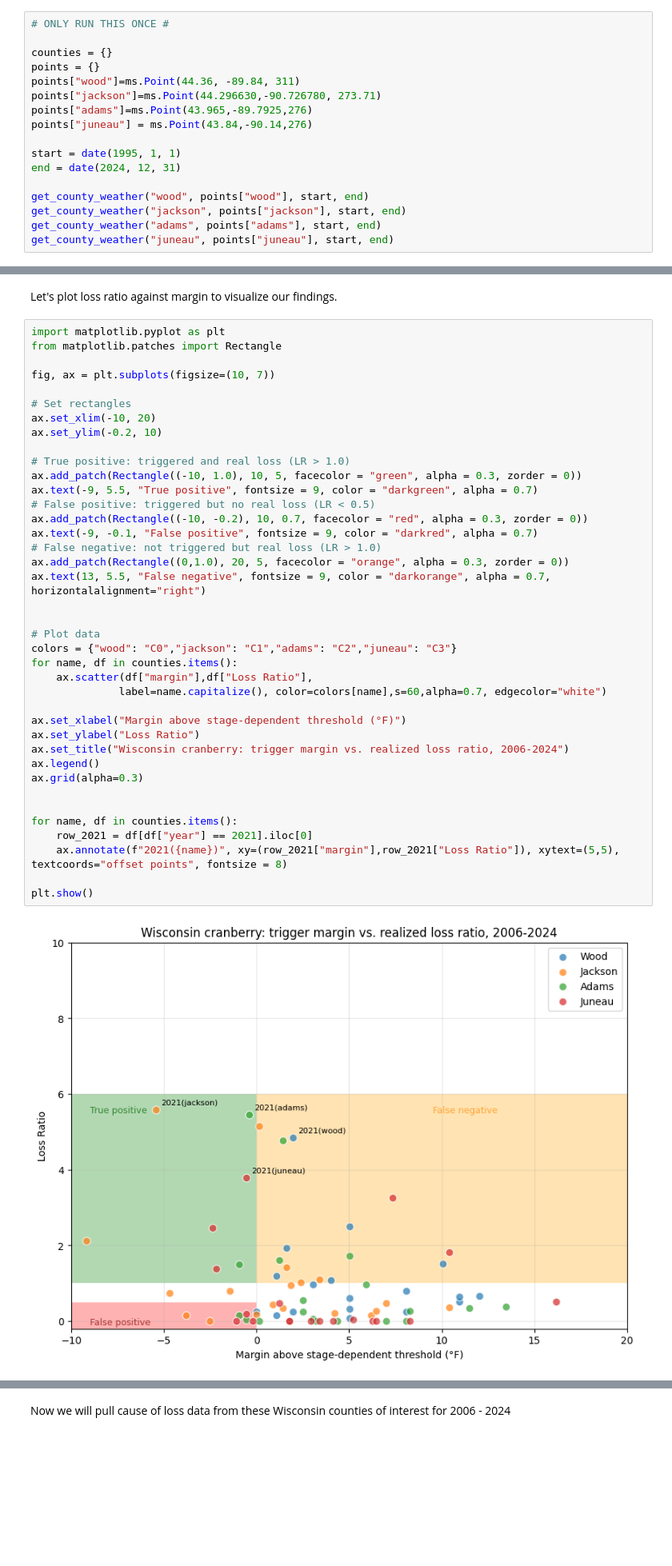
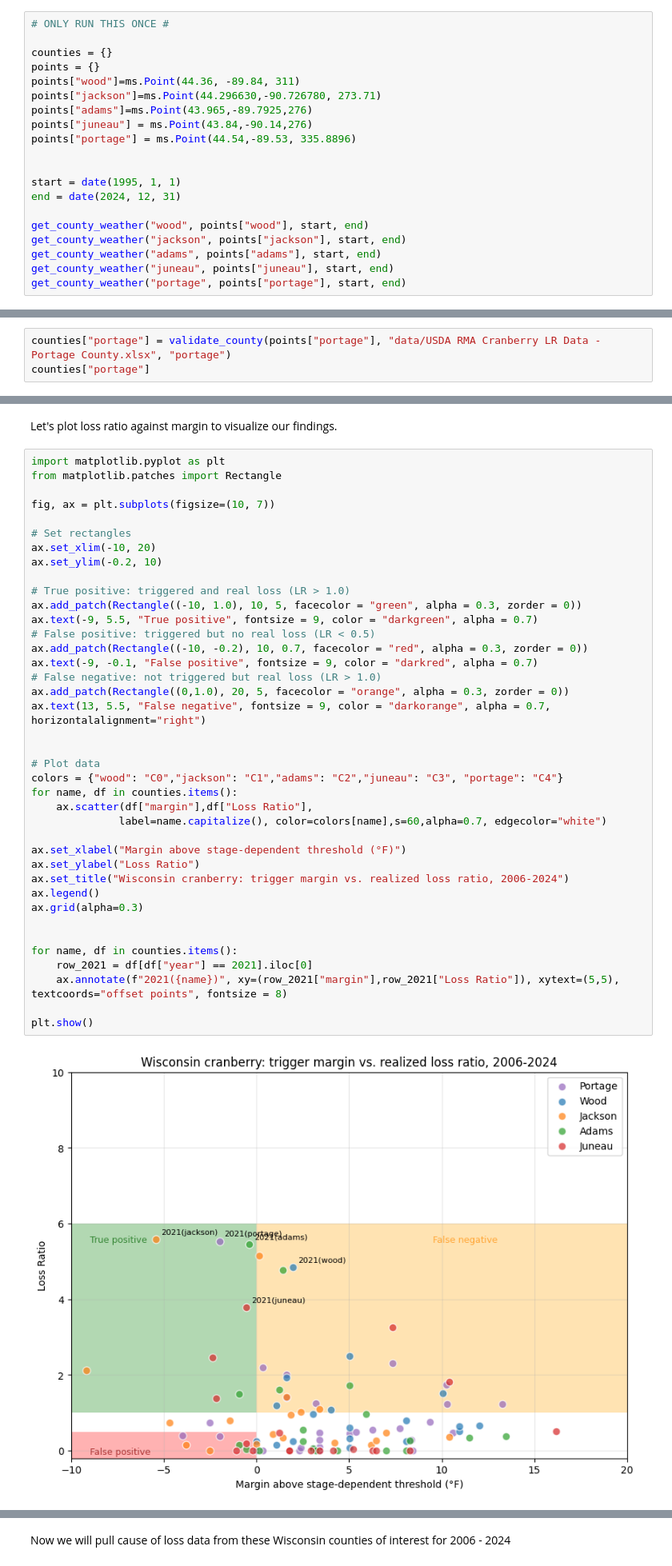
Before and after one commit to michaeljschumacher/parametric-cranberry, a Jupyter notebook: parametric_cranberry.ipynb, the cells around one changed output, grey strips where cells are left out. Shown at 80% size. Cells and saved outputs as stored; diff of their text form; blank space fills up the shorter version.

Commit message:
Added more validation and Portage County. README not updated.

```diff
--- a/parametric_cranberry.ipynb
+++ b/parametric_cranberry.ipynb
@@ -310,6 +311,8 @@ points["wood"]=ms.Point(44.36, -89.84, 311)
 points["jackson"]=ms.Point(44.296630,-90.726780, 273.71)
 points["adams"]=ms.Point(43.965,-89.7925,276)
 points["juneau"] = ms.Point(43.84,-90.14,276)
+points["portage"] = ms.Point(44.54,-89.53, 335.8896)
+
 
 start = date(1995, 1, 1)
 end = date(2024, 12, 31)
@@ -318,3 +321,4 @@ get_county_weather("wood", points["wood"], start, end)
 get_county_weather("jackson", points["jackson"], start, end)
 get_county_weather("adams", points["adams"], start, end)
 get_county_weather("juneau", points["juneau"], start, end)
+get_county_weather("portage", points["portage"], start, end)
@@ -480,3 +469,6 @@ counties["juneau"]
 | 18 | 2024 | 41.18 | 25.0 | 16.18 | 11 | 2 | 308547 | ... |
 # %% [markdown]
 Small sample size for Juneau county. 6 fires by this trigger with a 50% false positive rate, which is not good. Again, we see that the trigger is too tight and produces over firing in counties with smaller policy counts. But the severe loss event in 2021 was captured again here.
+# %%
+counties["portage"] = validate_county(points["portage"], "data/USDA RMA Cranberry LR Data - Portage County.xlsx", "portage")
+counties["portage"]
@@ -499,32 +511,32 @@ ax.set_ylim(-0.2, 10)
 
 # True positive: triggered and real loss (LR > 1.0)
 ax.add_patch(Rectangle((-10, 1.0), 10, 5, facecolor = "green", alpha = 0.3, zorder = 0))
 ax.text(-9, 5.5, "True positive", fontsize = 9, color = "darkgreen", alpha = 0.7)
 # False positive: triggered but no real loss (LR < 0.5)
 ax.add_patch(Rectangle((-10, -0.2), 10, 0.7, facecolor = "red", alpha = 0.3, zorder = 0))
 ax.text(-9, -0.1, "False positive", fontsize = 9, color = "darkred", alpha = 0.7)
 # False negative: not triggered but real loss (LR > 1.0)
 ax.add_patch(Rectangle((0,1.0), 20, 5, facecolor = "orange", alpha = 0.3, zorder = 0))
 ax.text(13, 5.5, "False negative", fontsize = 9, color = "darkorange", alpha = 0.7, horizontalalignment="right")
 
 
 # Plot data
-colors = {"wood": "C0","jackson": "C1","adams": "C2","juneau": "C3"}
+colors = {"wood": "C0","jackson": "C1","adams": "C2","juneau": "C3", "portage": "C4"}
 for name, df in counties.items():
     ax.scatter(df["margin"],df["Loss Ratio"],
               label=name.capitalize(), color=colors[name],s=60,alpha=0.7, edgecolor="white")
 
 ax.set_xlabel("Margin above stage-dependent threshold (°F)")
 ax.set_ylabel("Loss Ratio")
 ax.set_title("Wisconsin cranberry: trigger margin vs. realized loss ratio, 2006-2024")
 ax.legend()
 ax.grid(alpha=0.3)
 
 
 for name, df in counties.items():
     row_2021 = df[df["year"] == 2021].iloc[0]
     ax.annotate(f"2021({name})", xy=(row_2021["margin"],row_2021["Loss Ratio"]), xytext=(5,5), textcoords="offset points", fontsize = 8)
 
 plt.show()
 # %% [output]
-[figure, old version]
+[figure, new version]
```
Also changed, not shown: parts of 21 cells of this notebook, 2 other files.
